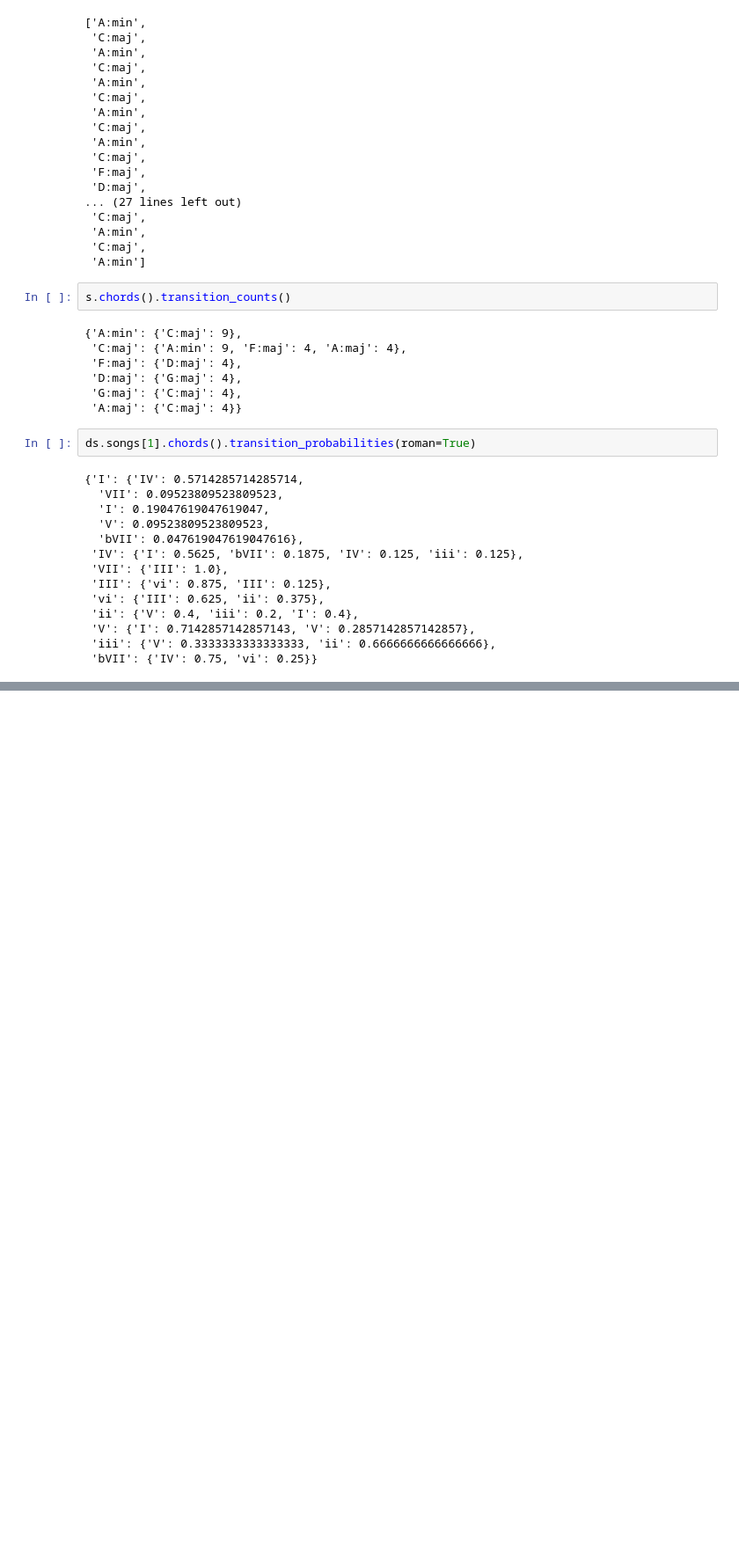
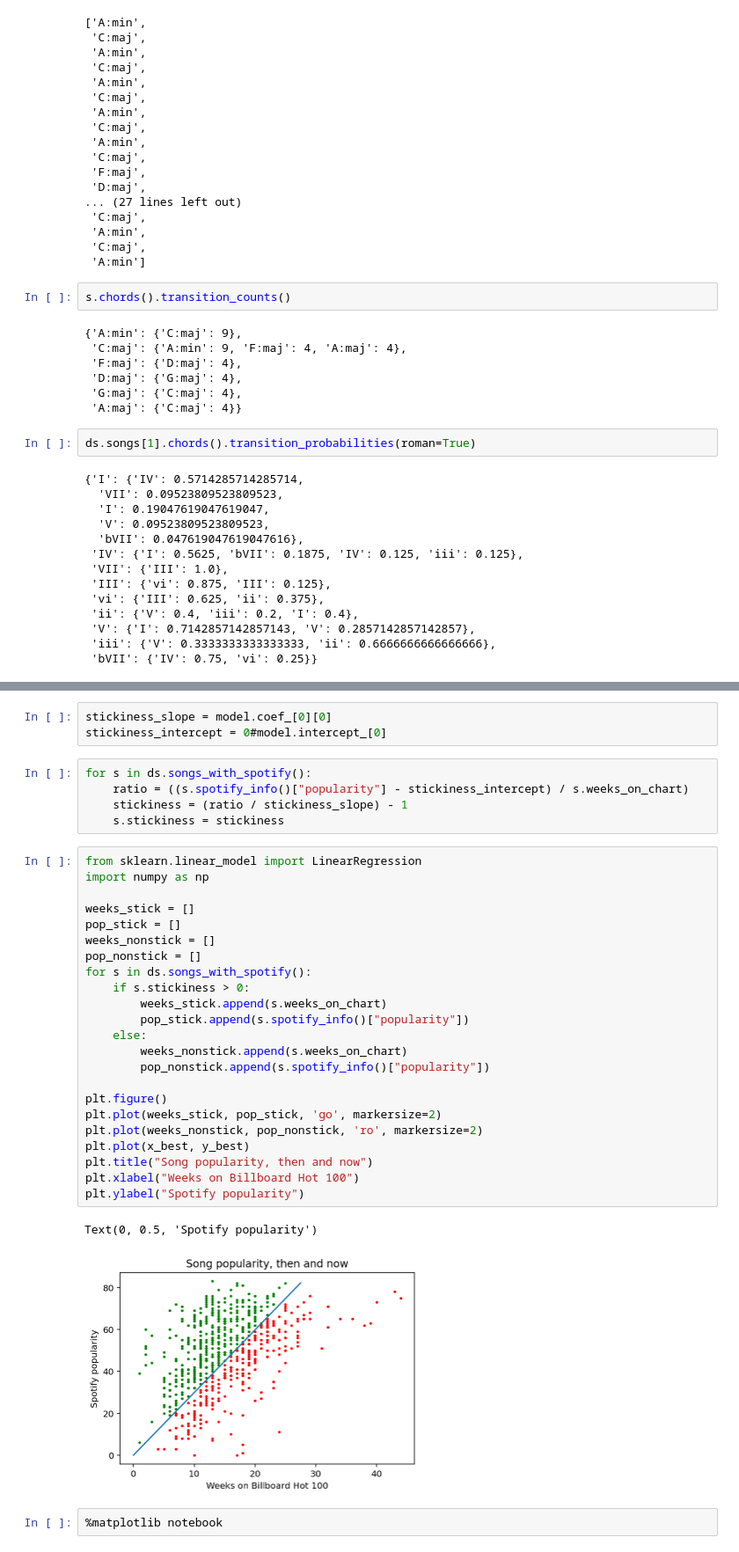
Before and after one commit to thatoddmailbox/music-popularity, a Jupyter notebook: preliminary.ipynb, the cells around one changed output, grey strips where cells are left out. Shown at 88% size. Cells and saved outputs as stored; diff of their text form; blank space fills up the shorter version.

Commit message:
updates to jupyter notebook

```diff
--- a/preliminary.ipynb
+++ b/preliminary.ipynb
@@ -242,0 +296,36 @@ ds.songs[1].chords().transition_probabilities(roman=True)
+# %%
+stickiness_slope = model.coef_[0][0]
+stickiness_intercept = 0#model.intercept_[0]
+# %%
+for s in ds.songs_with_spotify():
+    ratio = ((s.spotify_info()["popularity"] - stickiness_intercept) / s.weeks_on_chart)
+    stickiness = (ratio / stickiness_slope) - 1
+    s.stickiness = stickiness
+# %%
+from sklearn.linear_model import LinearRegression
+import numpy as np
+
+weeks_stick = []
+pop_stick = []
+weeks_nonstick = []
+pop_nonstick = []
+for s in ds.songs_with_spotify():
+    if s.stickiness > 0:
+        weeks_stick.append(s.weeks_on_chart)
+        pop_stick.append(s.spotify_info()["popularity"])
+    else:
+        weeks_nonstick.append(s.weeks_on_chart)
+        pop_nonstick.append(s.spotify_info()["popularity"])
+
+plt.figure()
+plt.plot(weeks_stick, pop_stick, 'go', markersize=2)
+plt.plot(weeks_nonstick, pop_nonstick, 'ro', markersize=2)
+plt.plot(x_best, y_best)
+plt.title("Song popularity, then and now")
+plt.xlabel("Weeks on Billboard Hot 100")
+plt.ylabel("Spotify popularity")
+# %% [output]
+Text(0, 0.5, 'Spotify popularity')
+[figure, added]
+# %%
+%matplotlib notebook
```
Also changed, not shown: parts of 14 cells of this notebook.
